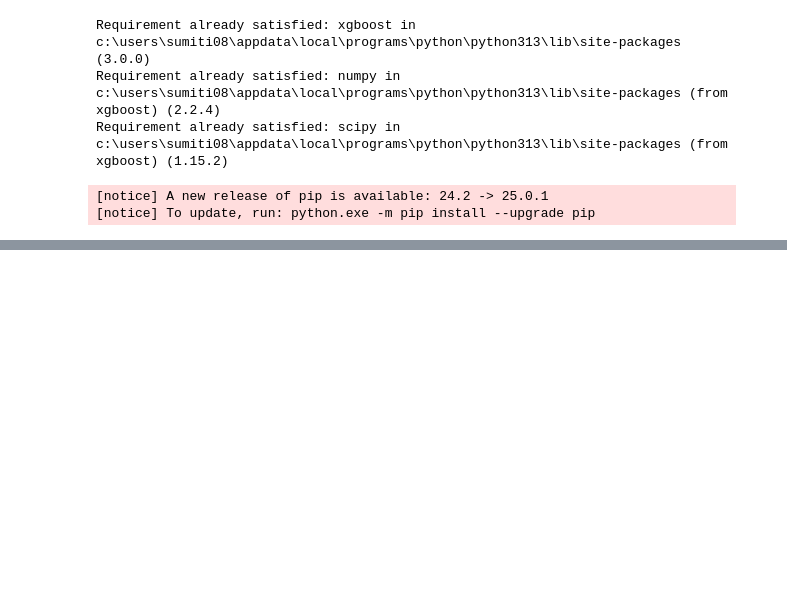
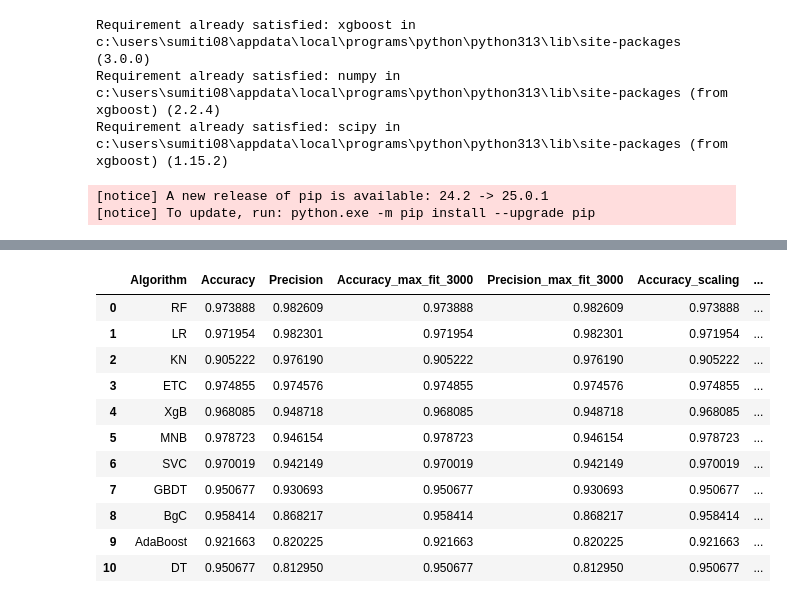
Before and after one commit to sumitivhatkar/spam, a Jupyter notebook: sms spam detection.ipynb, the cells around one changed output, grey strips where cells are left out. Drawn from its saved outputs; the diff is of its cells as text; code cells hidden in the pictures; blank space fills up the shorter version.

```diff
--- a/sms spam detection.ipynb
+++ b/sms spam detection.ipynb
@@ -755,0 +1035,4 @@ NameError: name 'accuracy' is not defined
+# %%
+temp_df = pd.DataFrame({'Algorithm': list(clfs.keys()),'Accuracy_max_fit_3000': accuracy_scores,'Precision_max_fit_3000': precision_scores}).sort_values('Precision_max_fit_3000', ascending=False)
+# %%
+new_df = performance_df.merge(temp_df,on = 'Algorithm')
@@ -755,0 +1054,19 @@ NameError: name 'accuracy' is not defined
+# %%
+temp_df = pd.DataFrame({'Algorithm': list(clfs.keys()),'Accuracy_scaling': accuracy_scores,'Precision_scaling': precision_scores}).sort_values('Precision_scaling', ascending=False)
+# %%
+new_df_scaled = new_df.merge(temp_df,on = 'Algorithm')
+# %%
+new_df_scaled
+# %% [output]
+|  | Algorithm | Accuracy | Precision | Accuracy_max_fit_3000 | Precision_max_fit_3000 | Accuracy_scaling | ... |
+| 0 | RF | 0.973888 | 0.982609 | 0.973888 | 0.982609 | 0.973888 | ... |
+| 1 | LR | 0.971954 | 0.982301 | 0.971954 | 0.982301 | 0.971954 | ... |
+| 2 | KN | 0.905222 | 0.976190 | 0.905222 | 0.976190 | 0.905222 | ... |
+| 3 | ETC | 0.974855 | 0.974576 | 0.974855 | 0.974576 | 0.974855 | ... |
+| 4 | XgB | 0.968085 | 0.948718 | 0.968085 | 0.948718 | 0.968085 | ... |
+| 5 | MNB | 0.978723 | 0.946154 | 0.978723 | 0.946154 | 0.978723 | ... |
+| 6 | SVC | 0.970019 | 0.942149 | 0.970019 | 0.942149 | 0.970019 | ... |
+| 7 | GBDT | 0.950677 | 0.930693 | 0.950677 | 0.930693 | 0.950677 | ... |
+| 8 | BgC | 0.958414 | 0.868217 | 0.958414 | 0.868217 | 0.958414 | ... |
+| 9 | AdaBoost | 0.921663 | 0.820225 | 0.921663 | 0.820225 | 0.921663 | ... |
+| 10 | DT | 0.950677 | 0.812950 | 0.950677 | 0.812950 | 0.950677 | ... |
```
Also changed, not shown: parts of 60 cells of this notebook, 1 other file.
